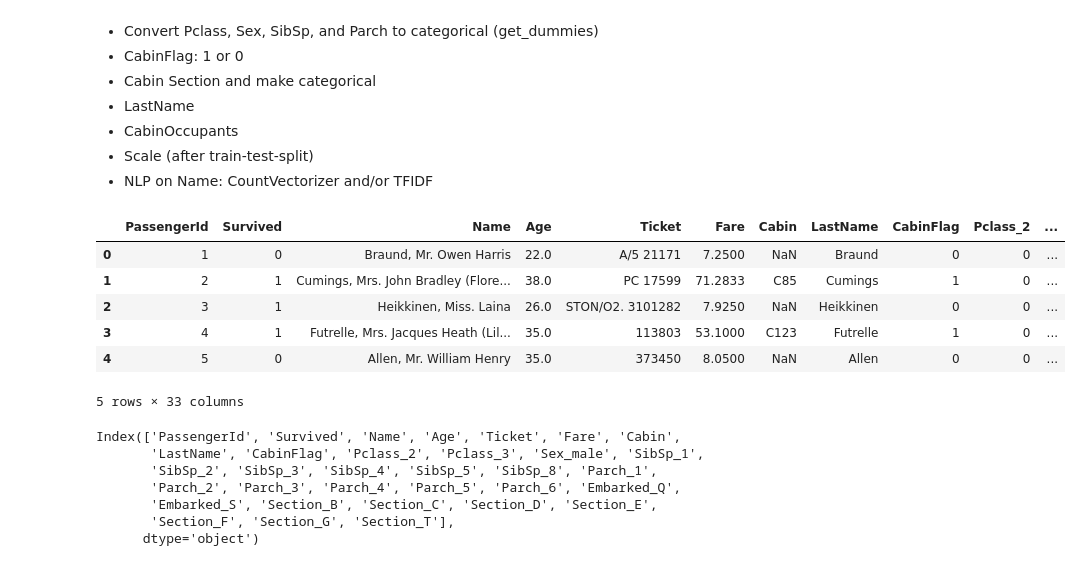
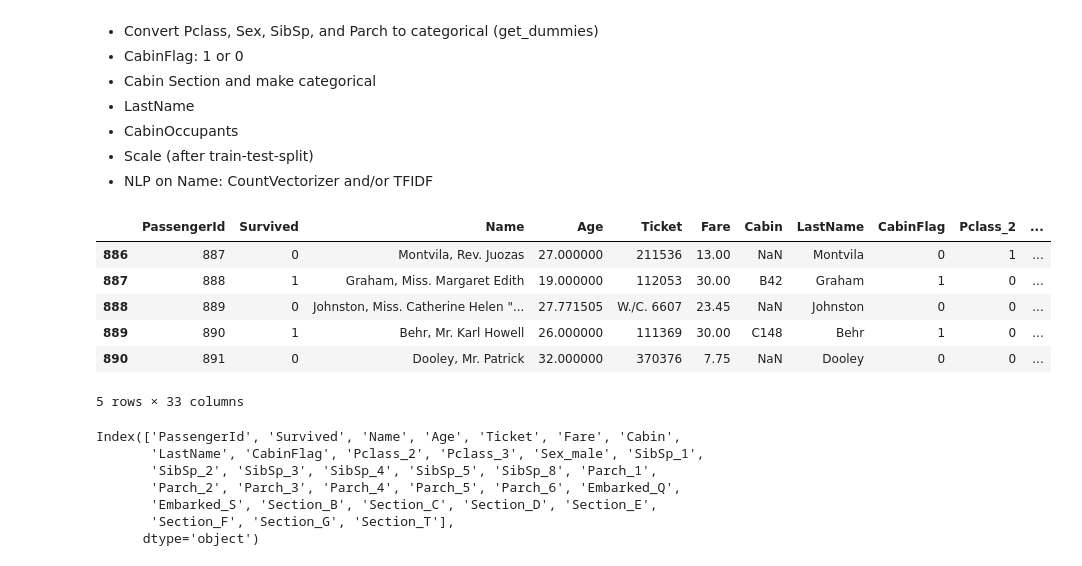
Before and after one commit to magdiel85281/titanic, a Jupyter notebook: src/eda.ipynb, the cells around one changed output. Drawn from its saved outputs; the diff is of its cells as text; code cells hidden in the pictures.

```diff
--- a/src/eda.ipynb
+++ b/src/eda.ipynb
@@ -31,8 +24,3 @@ New columns representing:
 - CabinOccupants
 - Scale (after train-test-split)
 - NLP on Name: CountVectorizer and/or TFIDF
-# %%
-t.fill_age()
-t.get_last_name()
-t.get_section()
-t.add_cabin_flag()
@@ -46,12 +29,12 @@ t.make_categorical('Section')
 # %%
-t.data.head()
+t.data.tail()
 # %% [output]
 |  | PassengerId | Survived | Name | Age | Ticket | Fare | Cabin | LastName | CabinFlag | Pclass_2 | ... |
-| 0 | 1 | 0 | Braund, Mr. Owen Harris | 22.0 | A/5 21171 | 7.2500 | NaN | Braund | 0 | 0 | ... |
-| 1 | 2 | 1 | Cumings, Mrs. John Bradley (Flore... | 38.0 | PC 17599 | 71.2833 | C85 | Cumings | 1 | 0 | ... |
-| 2 | 3 | 1 | Heikkinen, Miss. Laina | 26.0 | STON/O2. 3101282 | 7.9250 | NaN | Heikkinen | 0 | 0 | ... |
-| 3 | 4 | 1 | Futrelle, Mrs. Jacques Heath (Lil... | 35.0 | 113803 | 53.1000 | C123 | Futrelle | 1 | 0 | ... |
-| 4 | 5 | 0 | Allen, Mr. William Henry | 35.0 | 373450 | 8.0500 | NaN | Allen | 0 | 0 | ... |
+| 886 | 887 | 0 | Montvila, Rev. Juozas | 27.000000 | 211536 | 13.00 | NaN | Montvila | 0 | 1 | ... |
+| 887 | 888 | 1 | Graham, Miss. Margaret Edith | 19.000000 | 112053 | 30.00 | B42 | Graham | 1 | 0 | ... |
+| 888 | 889 | 0 | Johnston, Miss. Catherine Helen "... | 27.771505 | W./C. 6607 | 23.45 | NaN | Johnston | 0 | 0 | ... |
+| 889 | 890 | 1 | Behr, Mr. Karl Howell | 26.000000 | 111369 | 30.00 | C148 | Behr | 1 | 0 | ... |
+| 890 | 891 | 0 | Dooley, Mr. Patrick | 32.000000 | 370376 | 7.75 | NaN | Dooley | 0 | 0 | ... |
 5 rows × 33 columns
 # %%
 t.data.columns
```
Also changed, not shown: parts of 24 cells of this notebook.
